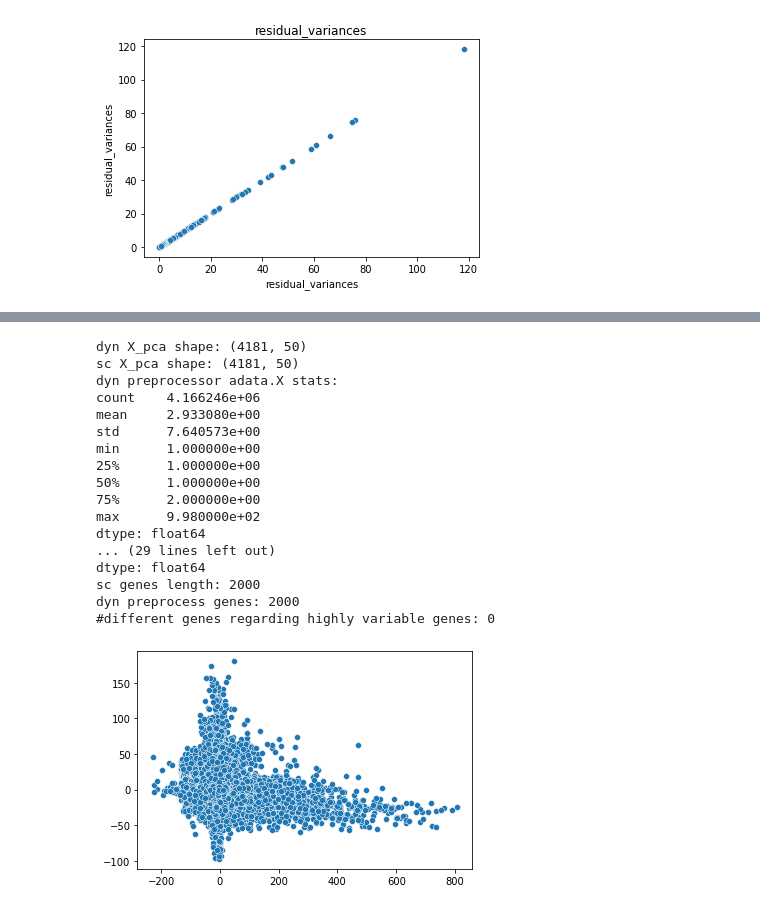
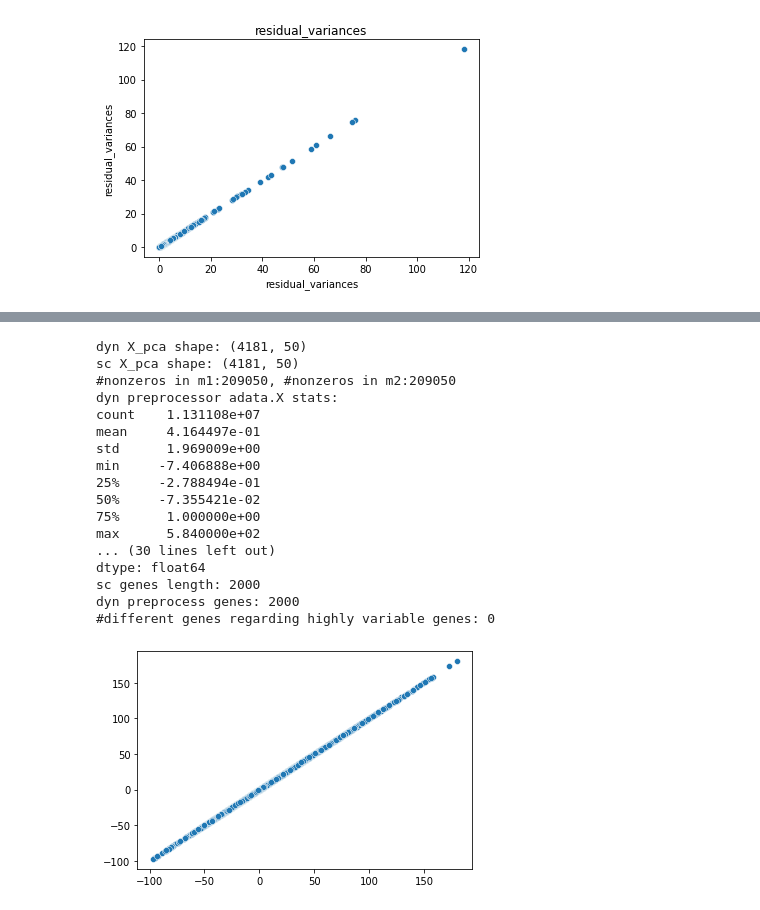
Before and after one commit to aristoteleo/dynamo-notebooks, a Jupyter notebook: normalization/preprocessor-pearson-residual-visualization-zebrafish.ipynb, the cells around one changed output, grey strips where cells are left out. Cells and saved outputs as stored; diff of their text form; code cells hidden in the pictures.

```diff
--- a/normalization/preprocessor-pearson-residual-visualization-zebrafish.ipynb
+++ b/normalization/preprocessor-pearson-residual-visualization-zebrafish.ipynb
@@ -25,8 +25,8 @@ import scipy
 from scipy.sparse import issparse, csr_matrix
 
 adata = dyn.sample_data.zebrafish()
-adata.X = adata.layers["spliced"]
-adata.X = csr_matrix(adata.X)
+# adata.X = adata.layers["spliced"].copy()
+# adata.X = csr_matrix(adata.X)
 adata_origin = dyn.sample_data.zebrafish()
 # %% [output]
 |-----> Downloading data to ./data/zebrafish.h5ad
@@ -96,52 +195,46 @@ Text(0.5, 1.0, 'residual_variances')
 # %%
 import pandas as pd
 print("dyn X_pca shape:", adata.obsm["X_pca"].shape)
 print("sc X_pca shape:", sc_adata.obsm["X_pca"].shape)
-
-# sc_adata.X = adata.X
-# sc_adata.var["use_for_pca"] = adata.var["use_for_pca"]
-# preprocessor.pca(sc_adata, pca_key="X_pca", n_pca_components=50)
 
 preprocess_genes = adata.var_names[adata.var[DKM.VAR_USE_FOR_PCA]]
 sc_genes = sc_adata.var_names[sc_adata.var["highly_variable"]]
 
 def benchmark_Xpca(adata, other_adata, key="X_pca"):
     plot_scatter_sparse(adata.obsm[key], other_adata.obsm[key])
-benchmark_Xpca(adata[:, preprocess_genes], sc_adata[:, sc_genes])
+benchmark_Xpca(adata, sc_adata)
+print("dyn preprocessor adata.X stats:")
+print(describe_mat(adata.X))
+print("original adata spliced stats:")
+print(describe_mat(adata_origin.layers["spliced"]))
+print("original adata.X stats:")
+print(describe_mat(adata_origin.X))
+print("sc adata.X stats:")
+print(describe_mat(sc_adata.X))
 
 
-print("dyn preprocessor adata.X stats:")
-print(pd.Series(adata.X.data).describe())
-print("original adata spliced stats:")
-print(pd.Series(adata_origin.layers["spliced"].data).describe())
-print("original adata.X stats:")
-print(pd.Series(adata_origin.X.data).describe())
-print("sc adata.X stats:")
-print(pd.Series(sc_adata.X.data).describe())
-
-# plot_scatter_sparse(adata.X, sc_adata.X, title="X comparison")
 
 print("sc genes length:", len(sc_genes))
 print("dyn preprocess genes:", len(preprocess_genes))
 print("#different genes regarding highly variable genes:", len(set(sc_genes).difference(set(preprocess_genes))))
 # assert not set(sc_genes).difference(set(preprocess_genes))
 # assert not set(preprocess_genes).difference(set(sc_genes))
 # %% [output]
 dyn X_pca shape: (4181, 50)
 sc X_pca shape: (4181, 50)
+#nonzeros in m1:209050, #nonzeros in m2:209050
 dyn preprocessor adata.X stats:
-count    4.166246e+06
-mean     2.933080e+00
-std      7.640573e+00
-min      1.000000e+00
-25%      1.000000e+00
-50%      1.000000e+00
-75%      2.000000e+00
-max      9.980000e+02
-dtype: float64
-... (29 lines left out)
+count    1.131108e+07
+mean     4.164497e-01
+std      1.969009e+00
+min     -7.406888e+00
+25%     -2.788494e-01
+50%     -7.355421e-02
+75%      1.000000e+00
+max      5.840000e+02
+... (30 lines left out)
 dtype: float64
 sc genes length: 2000
 dyn preprocess genes: 2000
 #different genes regarding highly variable genes: 0
-[figure, old version]
+[figure, new version]
```
Also changed, not shown: parts of 10 cells of this notebook.
